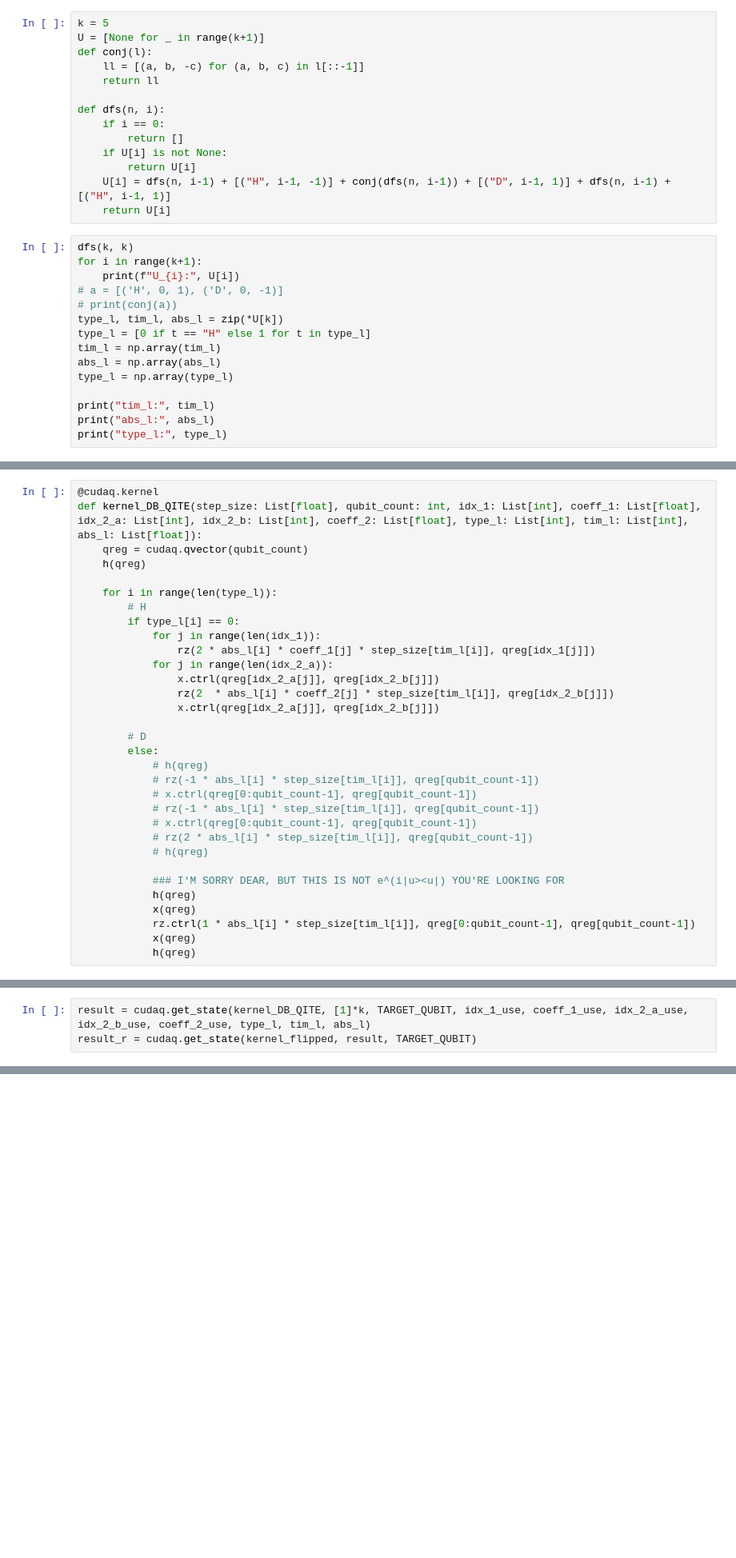
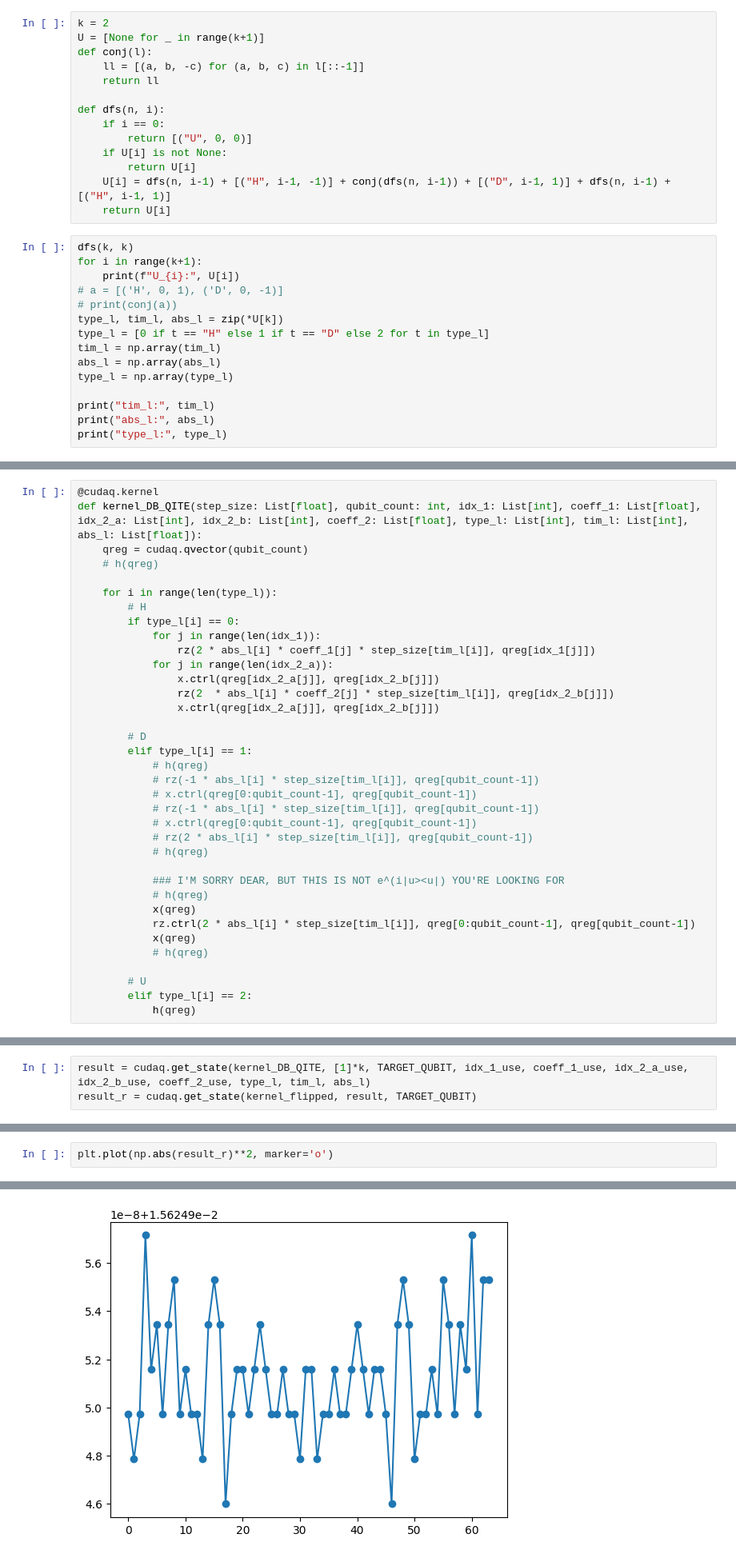
Before and after one commit to AndewNN/Quantum_Computing, a Jupyter notebook: DB-QITE/cudaq.ipynb, the cells around one changed output, grey strips where cells are left out. Shown at 80% size. Saved outputs shown, nothing was run; the diff lists cells and outputs as text; blank space fills up the shorter version.

```diff
--- a/DB-QITE/cudaq.ipynb
+++ b/DB-QITE/cudaq.ipynb
@@ -371,6 +379,6 @@ tensor([0.0456+0.0059j, 0.0706+0.0581j, 0.1321+0.0793j, 0.1712+0.0649j,
        device='cuda:0')
 # %%
-k = 5
+k = 2
 U = [None for _ in range(k+1)]
 def conj(l):
     ll = [(a, b, -c) for (a, b, c) in l[::-1]]
@@ -378,7 +386,7 @@ def conj(l):
 
 def dfs(n, i):
     if i == 0:
-        return []
+        return [("U", 0, 0)]
     if U[i] is not None:
         return U[i]
     U[i] = dfs(n, i-1) + [("H", i-1, -1)] + conj(dfs(n, i-1)) + [("D", i-1, 1)] + dfs(n, i-1) + [("H", i-1, 1)]
@@ -390,7 +398,7 @@ for i in range(k+1):
 # a = [('H', 0, 1), ('D', 0, -1)]
 # print(conj(a))
 type_l, tim_l, abs_l = zip(*U[k])
-type_l = [0 if t == "H" else 1 for t in type_l]
+type_l = [0 if t == "H" else 1 if t == "D" else 2 for t in type_l]
 tim_l = np.array(tim_l)
 abs_l = np.array(abs_l)
 type_l = np.array(type_l)
@@ -420,7 +417,7 @@ tim_l: [0 0 0 1 0 0 0 1 0 0 0 1 2 1 0 0 0 1 0 0 0 1 0 0 0 2 0 0 0 1 0 0 0 1 0 0
 @cudaq.kernel
 def kernel_DB_QITE(step_size: List[float], qubit_count: int, idx_1: List[int], coeff_1: List[float], idx_2_a: List[int], idx_2_b: List[int], coeff_2: List[float], type_l: List[int], tim_l: List[int], abs_l: List[float]):
     qreg = cudaq.qvector(qubit_count)
-    h(qreg)
+    # h(qreg)
 
     for i in range(len(type_l)):
         # H
@@ -433,7 +430,7 @@ def kernel_DB_QITE(step_size: List[float], qubit_count: int, idx_1: List[int], c
                 x.ctrl(qreg[idx_2_a[j]], qreg[idx_2_b[j]])
 
         # D
-        else:
+        elif type_l[i] == 1:
             # h(qreg)
             # rz(-1 * abs_l[i] * step_size[tim_l[i]], qreg[qubit_count-1])
             # x.ctrl(qreg[0:qubit_count-1], qreg[qubit_count-1])
@@ -443,11 +440,15 @@ def kernel_DB_QITE(step_size: List[float], qubit_count: int, idx_1: List[int], c
             # h(qreg)
 
             ### I'M SORRY DEAR, BUT THIS IS NOT e^(i|u><u|) YOU'RE LOOKING FOR
+            # h(qreg)
+            x(qreg)
+            rz.ctrl(2 * abs_l[i] * step_size[tim_l[i]], qreg[0:qubit_count-1], qreg[qubit_count-1])
+            x(qreg)
+            # h(qreg)
+
+        # U
+        elif type_l[i] == 2:
             h(qreg)
-            x(qreg)
-            rz.ctrl(1 * abs_l[i] * step_size[tim_l[i]], qreg[0:qubit_count-1], qreg[qubit_count-1])
-            x(qreg)
-            h(qreg)
 # %%
 print(cudaq.draw(kernel_DB_QITE, [1.0]*k, TARGET_QUBIT, idx_1_use, coeff_1_use, idx_2_a_use, idx_2_b_use, coeff_2_use, type_l, tim_l, abs_l))
 # %% [output]
@@ -483,0 +484,3 @@ Result of DB-QITE: SV: [(-0.096241,-0.0741407), (-0.101476,-0.0807223), (-0.1046
+# %%
+plt.plot(np.abs(result_r)**2, marker='o')
+# %% [output]
@@ -483,0 +488 @@ Result of DB-QITE: SV: [(-0.096241,-0.0741407), (-0.101476,-0.0807223), (-0.1046
+[figure, added]
```
Also changed, not shown: parts of 18 cells of this notebook.
